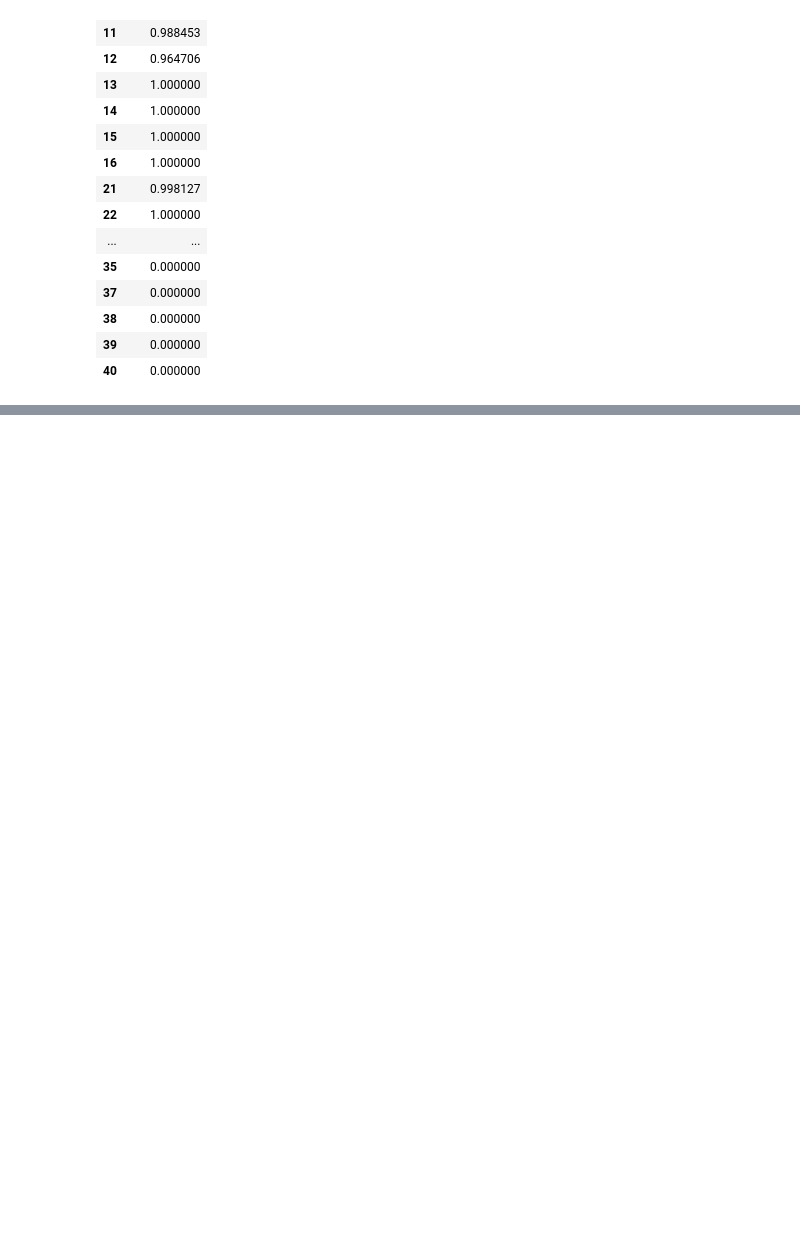
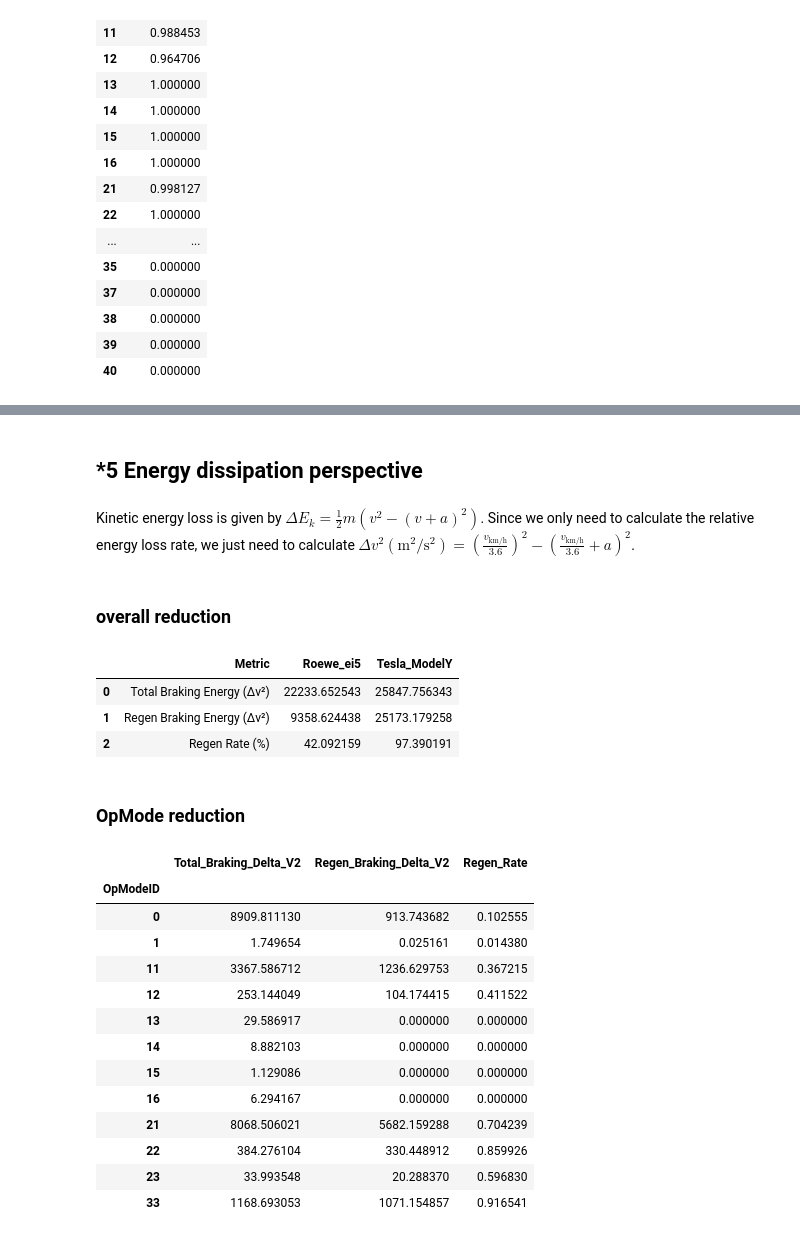
Before and after one commit to QiuziChen/ev-bwp-modeling, a Jupyter notebook: doc3_ev_regenerative_braking.ipynb, the cells around one changed output, grey strips where cells are left out. Saved outputs shown, nothing was run; the diff lists cells and outputs as text; code cells hidden in the pictures; blank space fills up the shorter version.

```diff
--- a/doc3_ev_regenerative_braking.ipynb
+++ b/doc3_ev_regenerative_braking.ipynb
@@ -542,0 +545,70 @@ opmodes_modelY[['reg_intensity']]
+# %% [markdown]
+## *5 Energy dissipation perspective
+# %%
+from calculator import ERCalculator
+cal = ERCalculator()
+
+# copy trajs
+traj_braking_vehinfo = pd.read_csv('data/ev records/traj_braking.csv')
+traj_ei5 = traj_braking_vehinfo[traj_braking_vehinfo['model'] == 'Ei5'].copy().reset_index(drop=True)
+traj_modelY = traj_braking_vehinfo[traj_braking_vehinfo['model'] == 'ModelY'].copy().reset_index(drop=True)
+
+# detect operating mode
+traj_ei5 = cal.OpModeDetect(traj_ei5)
+traj_modelY = cal.OpModeDetect(traj_modelY)
+# %% [markdown]
+Kinetic energy loss is given by $\Delta E_k = \frac{1}{2}m(v^2 - (v+a)^2)$. Since we only need to calculate the relative energy loss rate, we just need to calculate $\Delta v^2 (\text{m}^2/\text{s}^2) = \left( \frac{v_{\text{km/h}}}{3.6} \right)^2 - \left( \frac{v_{\text{km/h}}}{3.6} + a \right)^2$.
+# %%
+traj_ei5['delta v2[m2/s2]'] = traj_ei5.apply(lambda x: (x['speed[km/h]']/3.6)**2 - (x['speed[km/h]']/3.6 + x['acc[m/s2]'])**2 if x['braking'] == 1 else 0, axis=1)
+traj_modelY['delta v2[m2/s2]'] = traj_modelY.apply(lambda x: (x['speed[km/h]']/3.6)**2 - (x['speed[km/h]']/3.6 + x['acc[m/s2]'])**2 if x['braking'] == 1 else 0, axis=1)
+# %% [markdown]
+### overall reduction
+# %%
+def calculate_regen_stats(df):
+    total_energy = df[df['braking'] == 1]['delta v2[m2/s2]'].sum()
+    regen_energy = df[df['reg_braking'] == 1]['delta v2[m2/s2]'].sum()
+    regen_rate = (regen_energy / total_energy) * 100 if total_energy > 0 else 0
+    return total_energy, regen_energy, regen_rate
+
+stats_ei5 = calculate_regen_stats(traj_ei5)
+stats_modelY = calculate_regen_stats(traj_modelY)
+
+summary_df = pd.DataFrame({
+    'Metric': ['Total Braking Energy (Δv²)', 'Regen Braking Energy (Δv²)', 'Regen Rate (%)'],
+    'Roewe_ei5': [stats_ei5[0], stats_ei5[1], stats_ei5[2]],
+    'Tesla_ModelY': [stats_modelY[0], stats_modelY[1], stats_modelY[2]]
+})
+summary_df
+# %% [output]
+|  | Metric | Roewe_ei5 | Tesla_ModelY |
+| 0 | Total Braking Energy (Δv²) | 22233.652543 | 25847.756343 |
+| 1 | Regen Braking Energy (Δv²) | 9358.624438 | 25173.179258 |
+| 2 | Regen Rate (%) | 42.092159 | 97.390191 |
+# %% [markdown]
+### OpMode reduction
+# %%
+# ei5
+total_delta_v2 = traj_ei5[traj_ei5['braking'] == 1].groupby('OpModeID')['delta v2[m2/s2]'].sum()
+regen_delta_v2 = traj_ei5[traj_ei5['reg_braking'] == 1].groupby('OpModeID')['delta v2[m2/s2]'].sum()
+regen_percentage = (regen_delta_v2 / total_delta_v2.reindex(regen_delta_v2.index, fill_value=0))
+result = pd.DataFrame({
+    'Total_Braking_Delta_V2': total_delta_v2,
+    'Regen_Braking_Delta_V2': regen_delta_v2,
+    'Regen_Rate': regen_percentage
+}).fillna(0)
+result
+# %% [output]
+|  | Total_Braking_Delta_V2 | Regen_Braking_Delta_V2 | Regen_Rate |
+| OpModeID |  |  |  |
+| 0 | 8909.811130 | 913.743682 | 0.102555 |
+| 1 | 1.749654 | 0.025161 | 0.014380 |
+| 11 | 3367.586712 | 1236.629753 | 0.367215 |
+| 12 | 253.144049 | 104.174415 | 0.411522 |
+| 13 | 29.586917 | 0.000000 | 0.000000 |
+| 14 | 8.882103 | 0.000000 | 0.000000 |
+| 15 | 1.129086 | 0.000000 | 0.000000 |
+| 16 | 6.294167 | 0.000000 | 0.000000 |
+| 21 | 8068.506021 | 5682.159288 | 0.704239 |
+| 22 | 384.276104 | 330.448912 | 0.859926 |
+| 23 | 33.993548 | 20.288370 | 0.596830 |
+| 33 | 1168.693053 | 1071.154857 | 0.916541 |
```
Also changed, not shown: parts of 5 cells of this notebook, 43 other files.
